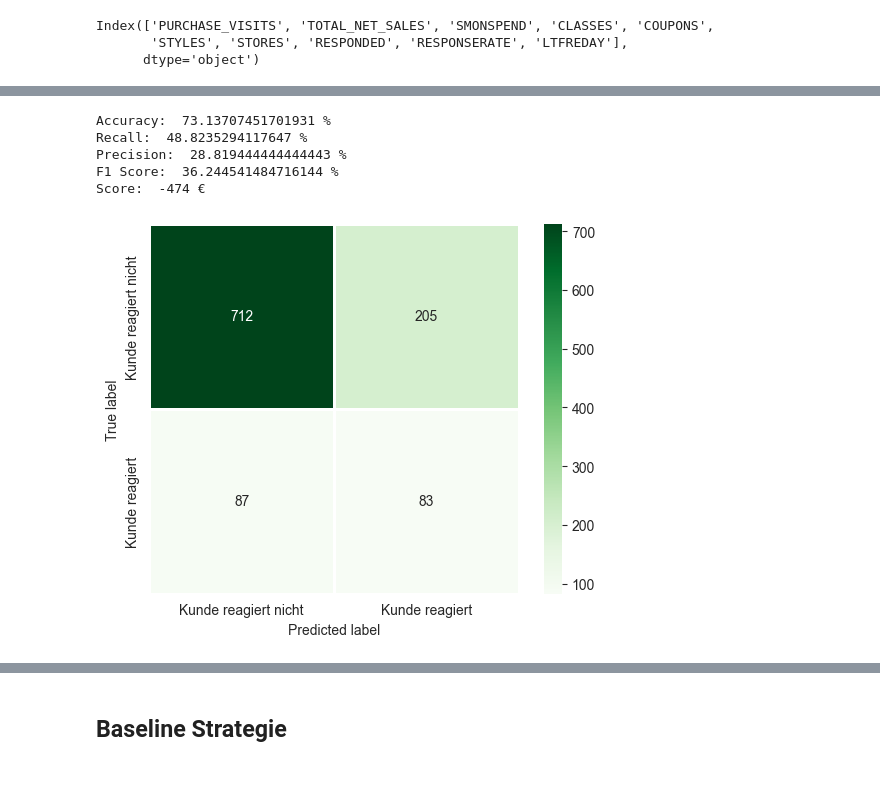
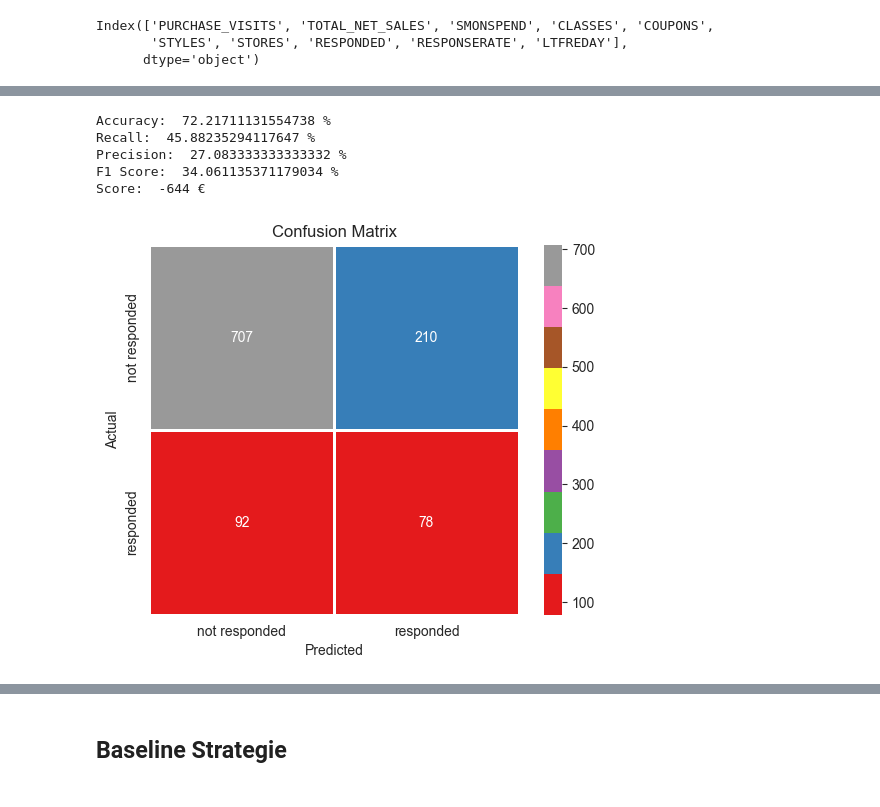
Before and after one commit to Konsti-Boegel/anwendungsfelderBusinessAnalytics, a Jupyter notebook: k_nearst_neighbor.ipynb, the cells around one changed output, grey strips where cells are left out. Saved outputs shown, nothing was run; the diff lists cells and outputs as text; code cells hidden in the pictures.

Commit message:
- Anpassungen Visualisierungen Confusion Matrix

```diff
--- a/k_nearst_neighbor.ipynb
+++ b/k_nearst_neighbor.ipynb
@@ -197,7 +201,7 @@ def to_labels(probabilities, threshold):
 
 #Thresholds evaluieren
 # Erstellen und Trainieren einer neuen Modellinstanz mit den zuvor ermittelten besten Hyperparametern bei Berücksichtung des Gewinns/Verlusts
-pipe.set_params(knn__n_neighbors=2, knn__metric = "euclidean", knn__weights="uniform").fit(X_train, y_train)
+pipe.set_params(knn__n_neighbors=2, knn__metric = "manhattan", knn__weights="distance").fit(X_train, y_train)
 # Vorhersage der Zielvariablen auf für die Test1 Daten
 y_predicted = (pipe.predict_proba(X_test_1))
 # Ermitteln der Wahrscheinlichkeiten mit denen eine Klassifikation der Klasse 1 (Kunde reagiert) erfolgt
@@ -226,7 +230,7 @@ plt.ylabel('Score')
 plt.show()
 
 # Erstellen und Trainieren einer neuen Modellinstanz mit den zuvor ermittelten besten Hyperparametern bei Berücksichtung der Accuracy
-pipe.set_params(knn__n_neighbors=20, knn__metric = "euclidean", knn__weights="uniform").fit(X_train, y_train)
+pipe.set_params(knn__n_neighbors=20, knn__metric = "manhattan", knn__weights="distance").fit(X_train, y_train)
 # Vorhersage der Zielvariablen auf für die Test1 Daten
 y_predicted = (pipe.predict_proba(X_test_1))
 # Ermitteln der Wahrscheinlichkeiten mit denen eine Klassifiaktion der Klasse 1 (Kunde reagiert) erfolgt
@@ -263,33 +267,42 @@ Threshold=  0.001 Score-Wert=  6122 €
 # %%
 # Erstellen und Trainieren einer neuen Modellinstanz
-pipe.set_params(knn__n_neighbors=2, knn__metric = "euclidean", knn__weights="uniform").fit(X_train, y_train)
+pipe.set_params(knn__n_neighbors=2, knn__metric = "manhattan", knn__weights="distance").fit(X_train, y_train)
 # Vorhersage der Klasse für die finalen Test2 Daten unter Berücksichtigung eines Classification Thresholds von 5%
-y_predicted = (pipe.predict_proba(X_test_2)[:,1]>=0.001).astype(bool)
+y_predicted = (pipe.predict_proba(X_test_2)[:,1]>=0.083).astype(bool)
 # Ermitteln der Accuracy, Precision, Recall, F1Score und Gewinn/Erlös
 accuracy = accuracy_score(y_test_2, y_predicted)
 precision = precision_score(y_test_2, y_predicted)
 recall = recall_score(y_test_2, y_predicted)
 f1score = f1_score(y_test_2, y_predicted)
 score = get_result_score(y_test_2, y_predicted)
 
 # Ausgabe der Scores
 print("Accuracy: ",accuracy*100, "%")
 print("Recall: ", recall*100, "%")
 print("Precision: ", precision*100, "%")
 print("F1 Score: ", f1score*100, "%")
 print("Score: ", score, "€")
 
 ## Confusion Matrix der Klassifizierung ausgeben
-conf_matrix = confusion_matrix(y_test_2.astype('int'), y_predicted.astype('int'))
+"""conf_matrix = confusion_matrix(y_test_2.astype('int'), y_predicted.astype('int'))
 ax = sns.heatmap(conf_matrix, annot=True,fmt='d', square=True, xticklabels=['Kunde reagiert nicht', 'Kunde reagiert'], yticklabels=['Kunde reagiert nicht', 'Kunde reagiert'], linewidths=2, linecolor='w', cmap='Greens')
 ax.set(xlabel="Predicted label", ylabel="True label")
-plt.subplots_adjust(wspace=.3, hspace=.3)
+plt.subplots_adjust(wspace=.3, hspace=.3)"""
+
+conf_matrix = confusion_matrix(y_test_2.astype('int'), y_predicted.astype('int'))
+class_labels = ['not responded', 'responded']
+sns.heatmap(conf_matrix, annot=True, fmt='d', square=True, xticklabels=class_labels,
+           yticklabels=class_labels, linewidths=2, linecolor='w', cmap='Set1')
+plt.xlabel('Predicted')
+plt.ylabel('Actual')
+plt.title('Confusion Matrix')
+plt.show()
 # %% [output]
-Accuracy:  73.13707451701931 %
-Recall:  48.8235294117647 %
-Precision:  28.819444444444443 %
-F1 Score:  36.244541484716144 %
-Score:  -474 €
+Accuracy:  72.21711131554738 %
+Recall:  45.88235294117647 %
+Precision:  27.083333333333332 %
+F1 Score:  34.061135371179034 %
+Score:  -644 €
-[figure, old version]
+[figure, new version]
 # %%
 # Erstellen und Trainieren einer neuen Modellinstanz
```
Also changed, not shown: parts of 8 cells of this notebook, 1 other file.
